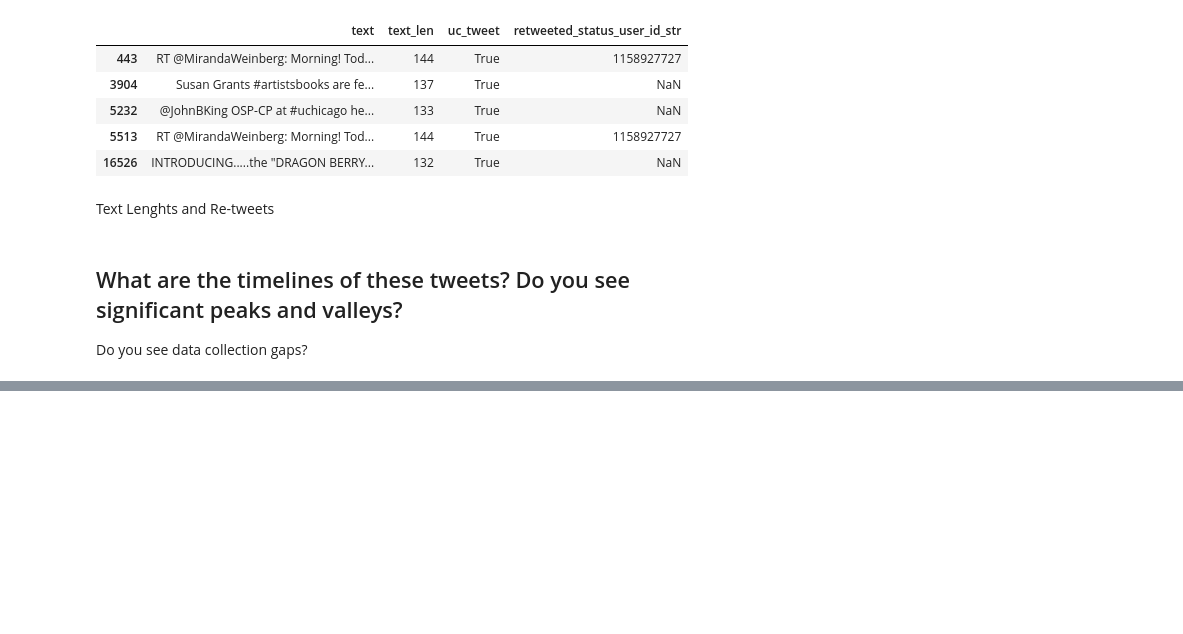
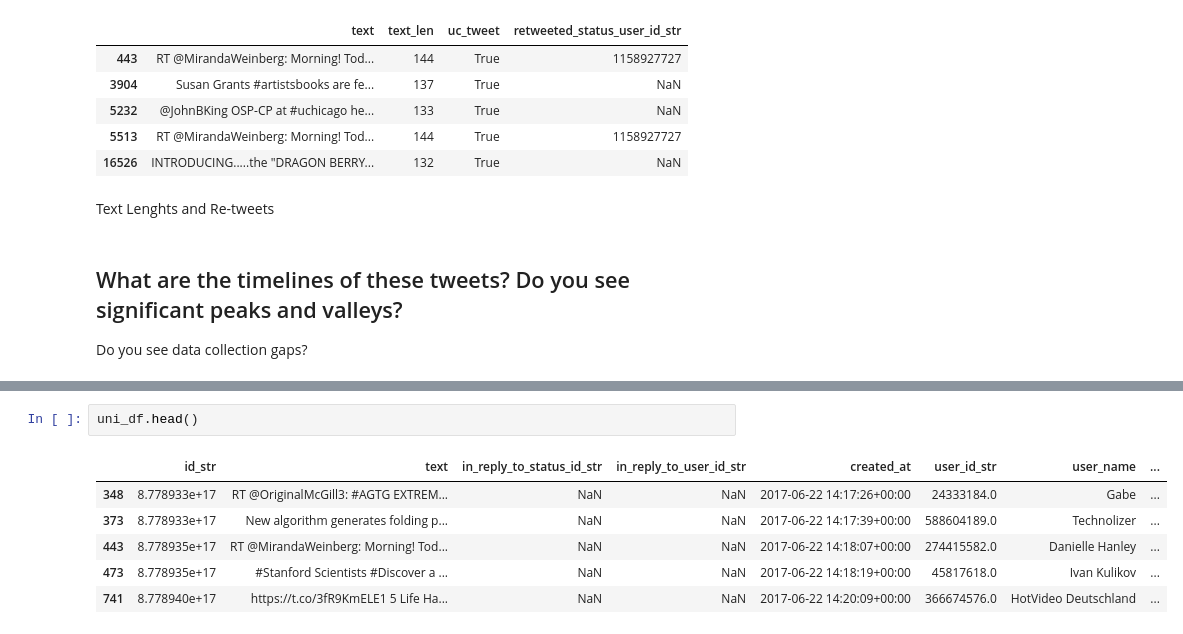
Before and after one commit to DoinGodsWork37/BigDataEngg, a Jupyter notebook: final_project/EDA.ipynb, the cells around one changed output, grey strips where cells are left out. Cells and saved outputs as stored; diff of their text form; blank space fills up the shorter version.

```diff
--- a/final_project/EDA.ipynb
+++ b/final_project/EDA.ipynb
@@ -315,0 +338,9 @@ Do you see data collection gaps?
+# %%
+uni_df.head()
+# %% [output]
+|  | id_str | text | in_reply_to_status_id_str | in_reply_to_user_id_str | created_at | user_id_str | user_name | ... |
+| 348 | 8.778933e+17 | RT @OriginalMcGill3: #AGTG EXTREM... | NaN | NaN | 2017-06-22 14:17:26+00:00 | 24333184.0 | Gabe | ... |
+| 373 | 8.778933e+17 | New algorithm generates folding p... | NaN | NaN | 2017-06-22 14:17:39+00:00 | 588604189.0 | Technolizer | ... |
+| 443 | 8.778935e+17 | RT @MirandaWeinberg: Morning! Tod... | NaN | NaN | 2017-06-22 14:18:07+00:00 | 274415582.0 | Danielle Hanley | ... |
+| 473 | 8.778935e+17 | #Stanford Scientists #Discover a ... | NaN | NaN | 2017-06-22 14:18:19+00:00 | 45817618.0 | Ivan Kulikov | ... |
+| 741 | 8.778940e+17 | https://t.co/3fR9KmELE1 5 Life Ha... | NaN | NaN | 2017-06-22 14:20:09+00:00 | 366674576.0 | HotVideo Deutschland | ... |
```
Also changed, not shown: parts of 8 cells of this notebook.
